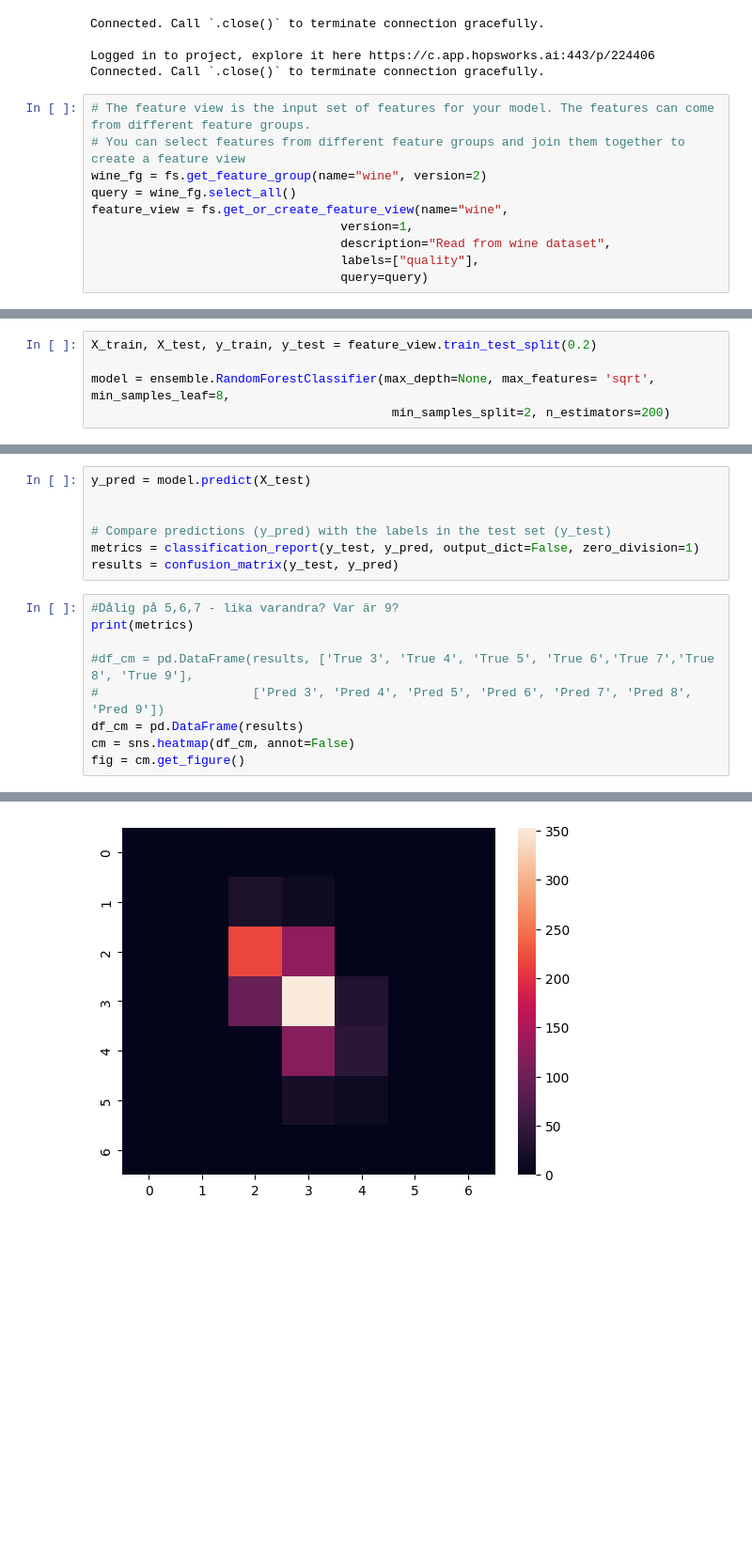
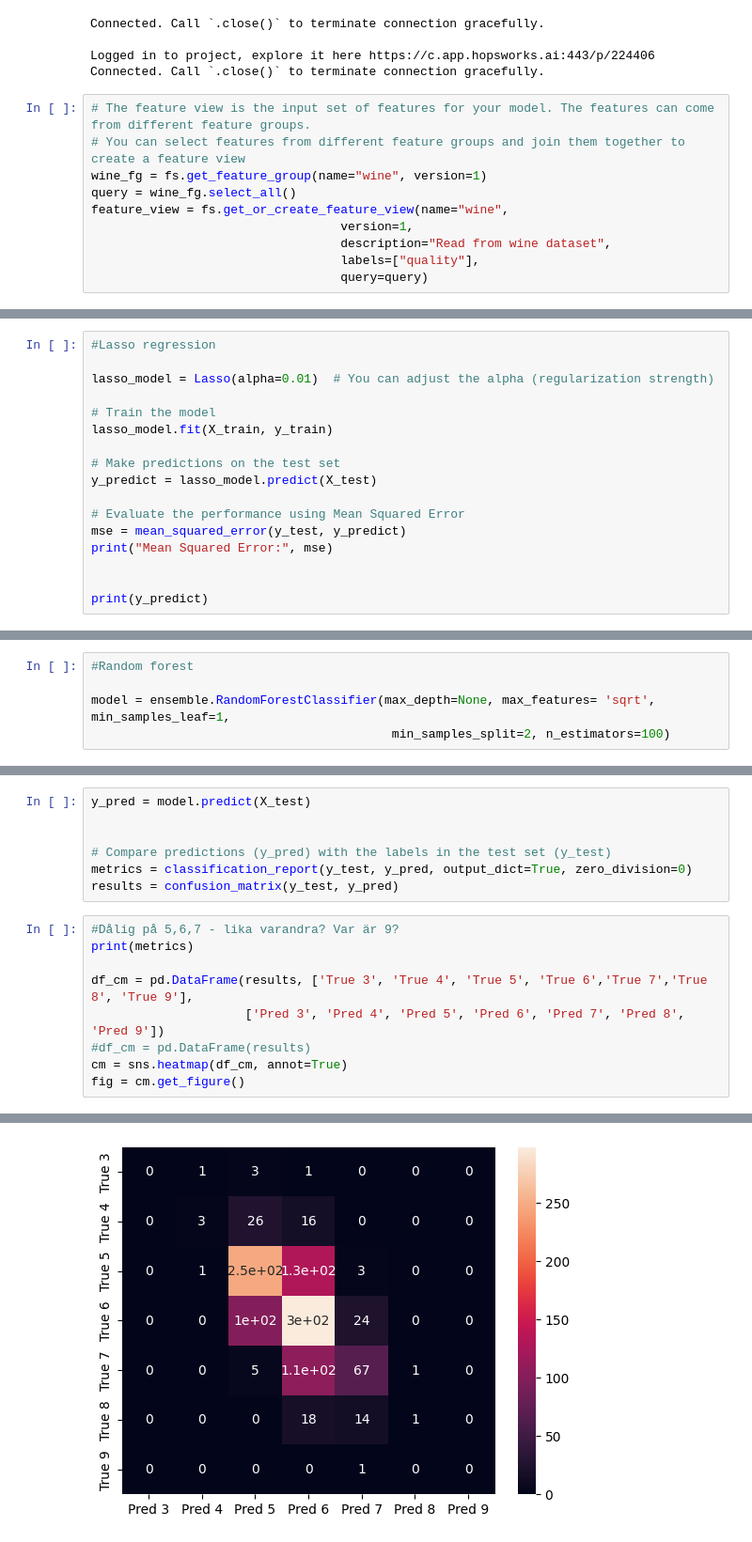
Before and after one commit to rogoran/id2223kth.github.io, a Jupyter notebook: src/serverless-ml-intro/serverless-ml-lab/wine-training-pipeline.ipynb, the cells around one changed output, grey strips where cells are left out. Shown at 94% size. Drawn from its saved outputs; the diff is of its cells as text; blank space fills up the shorter version.

```diff
--- a/src/serverless-ml-intro/serverless-ml-lab/wine-training-pipeline.ipynb
+++ b/src/serverless-ml-intro/serverless-ml-lab/wine-training-pipeline.ipynb
@@ -26,7 +26,7 @@ Connected. Call `.close()` to terminate connection gracefully.
 # %%
 # The feature view is the input set of features for your model. The features can come from different feature groups.
 # You can select features from different feature groups and join them together to create a feature view
-wine_fg = fs.get_feature_group(name="wine", version=2)
+wine_fg = fs.get_feature_group(name="wine", version=1)
 query = wine_fg.select_all()
 feature_view = fs.get_or_create_feature_view(name="wine",
                                   version=1,
@@ -35,0 +42,17 @@ feature_view = fs.get_or_create_feature_view(name="wine",
+# %%
+#Lasso regression
+
+lasso_model = Lasso(alpha=0.01)  # You can adjust the alpha (regularization strength)
+
+# Train the model
+lasso_model.fit(X_train, y_train)
+
+# Make predictions on the test set
+y_predict = lasso_model.predict(X_test)
+
+# Evaluate the performance using Mean Squared Error
+mse = mean_squared_error(y_test, y_predict)
+print("Mean Squared Error:", mse)
+
+
+print(y_predict)
@@ -36,5 +62,5 @@ feature_view = fs.get_or_create_feature_view(name="wine",
 # %%
-X_train, X_test, y_train, y_test = feature_view.train_test_split(0.2)
+#Random forest
 
-model = ensemble.RandomForestClassifier(max_depth=None, max_features= 'sqrt', min_samples_leaf=8,
-                                         min_samples_split=2, n_estimators=200)
+model = ensemble.RandomForestClassifier(max_depth=None, max_features= 'sqrt', min_samples_leaf=1,
+                                         min_samples_split=2, n_estimators=100)
@@ -50,15 +73,15 @@ y_pred = model.predict(X_test)
 
 
 # Compare predictions (y_pred) with the labels in the test set (y_test)
-metrics = classification_report(y_test, y_pred, output_dict=False, zero_division=1)
+metrics = classification_report(y_test, y_pred, output_dict=True, zero_division=0)
 results = confusion_matrix(y_test, y_pred)
 # %%
 #Dålig på 5,6,7 - lika varandra? Var är 9?
 print(metrics)
 
-#df_cm = pd.DataFrame(results, ['True 3', 'True 4', 'True 5', 'True 6','True 7','True 8', 'True 9'],
-#                     ['Pred 3', 'Pred 4', 'Pred 5', 'Pred 6', 'Pred 7', 'Pred 8', 'Pred 9'])
-df_cm = pd.DataFrame(results)
-cm = sns.heatmap(df_cm, annot=False)
+df_cm = pd.DataFrame(results, ['True 3', 'True 4', 'True 5', 'True 6','True 7','True 8', 'True 9'],
+                     ['Pred 3', 'Pred 4', 'Pred 5', 'Pred 6', 'Pred 7', 'Pred 8', 'Pred 9'])
+#df_cm = pd.DataFrame(results)
+cm = sns.heatmap(df_cm, annot=True)
 fig = cm.get_figure()
 # %% [output]
@@ -78,4 +89,4 @@ weighted avg       0.60      0.57      0.54      1066
-[figure, old version]
+[figure, new version]
 # %%
 mr = project.get_model_registry()
 
```
Also changed, not shown: parts of 6 cells of this notebook, 16 other files.
